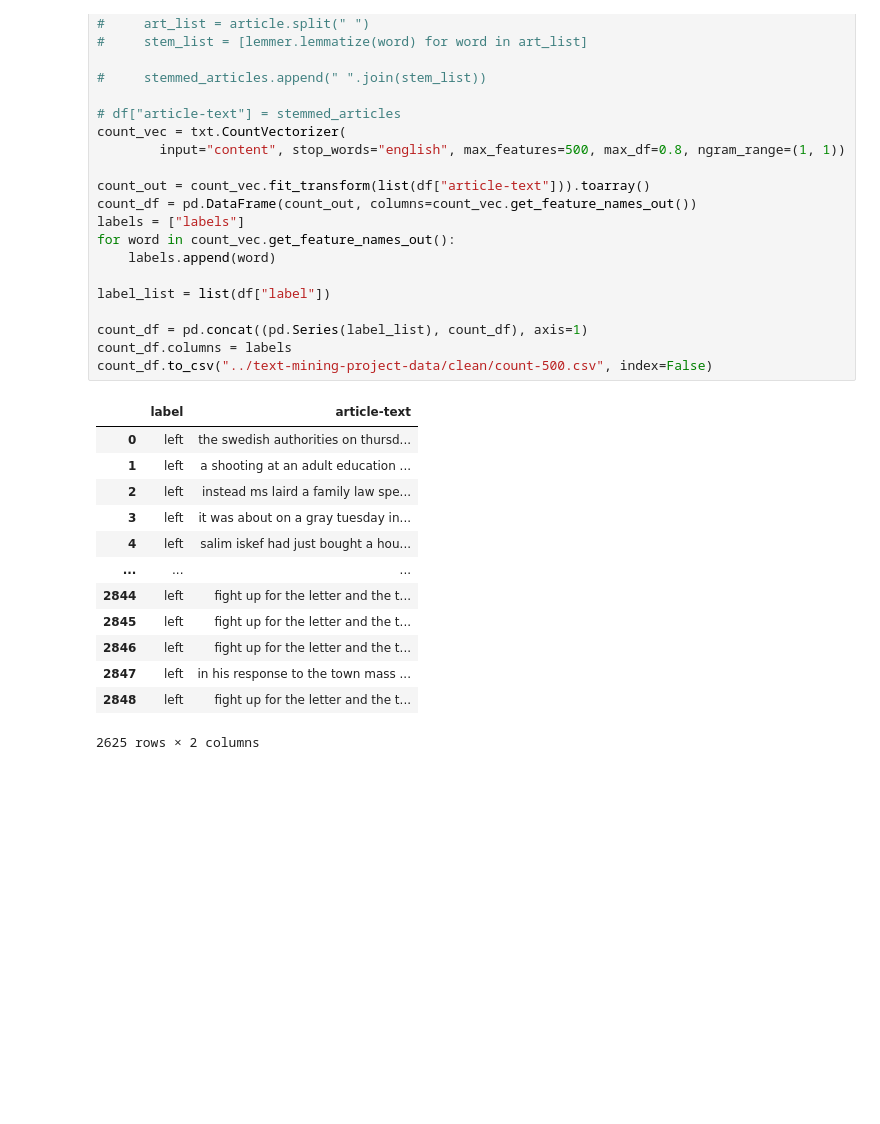
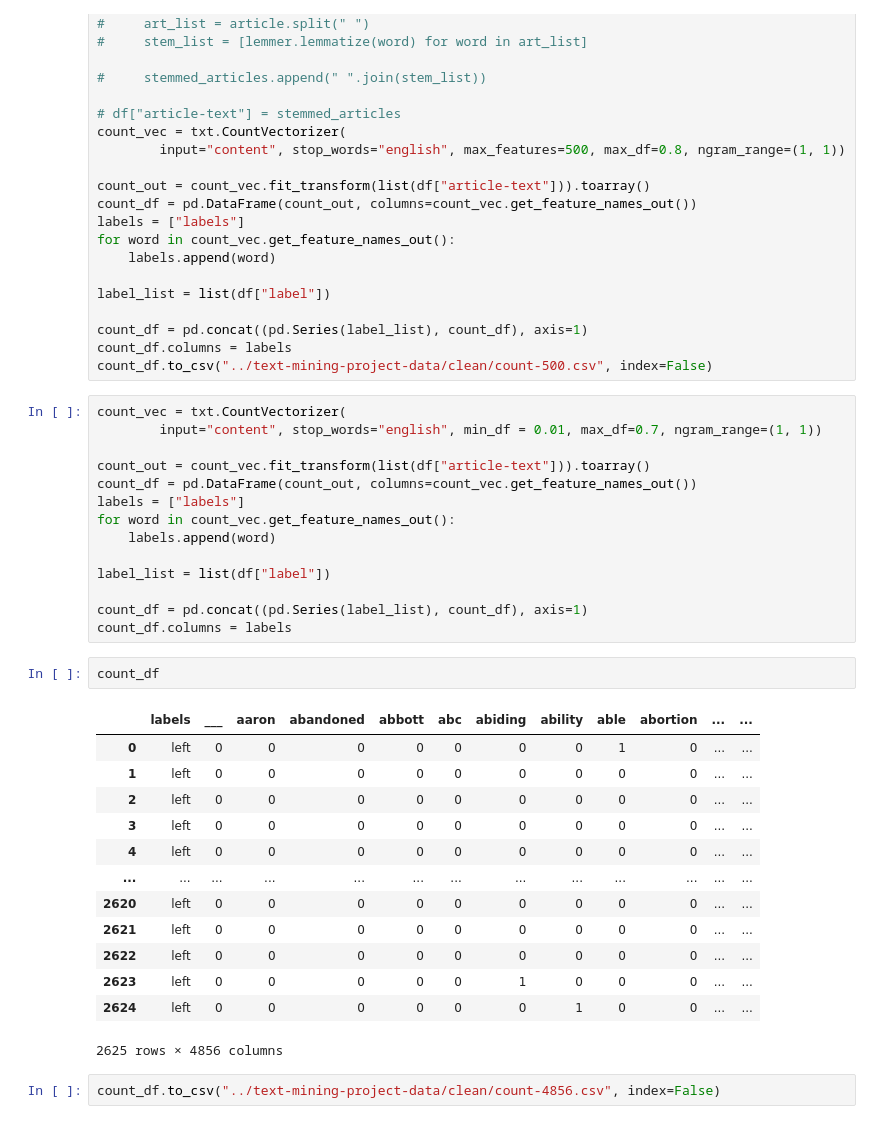
Before and after one commit to daniel-ethridge/text-mining-project, a Jupyter notebook: data-preprocessing/create_dataframes.ipynb, the cells around one changed output. Cells and saved outputs as stored; diff of their text form; blank space fills up the shorter version.

```diff
--- a/data-preprocessing/create_dataframes.ipynb
+++ b/data-preprocessing/create_dataframes.ipynb
@@ -234,17 +271,34 @@ count_df = pd.concat((pd.Series(label_list), count_df), axis=1)
 count_df.columns = labels
 count_df.to_csv("../text-mining-project-data/clean/count-500.csv", index=False)
 # %%
+count_vec = txt.CountVectorizer(
+        input="content", stop_words="english", min_df = 0.01, max_df=0.7, ngram_range=(1, 1))
+
+count_out = count_vec.fit_transform(list(df["article-text"])).toarray()
+count_df = pd.DataFrame(count_out, columns=count_vec.get_feature_names_out())
+labels = ["labels"]
+for word in count_vec.get_feature_names_out():
+    labels.append(word)
+
+label_list = list(df["label"])
+
+count_df = pd.concat((pd.Series(label_list), count_df), axis=1)
+count_df.columns = labels
-# %% [output]
-|  | label | article-text |
-| 0 | left | the swedish authorities on thursd... |
-| 1 | left | a shooting at an adult education ... |
-| 2 | left | instead ms laird a family law spe... |
-| 3 | left | it was about on a gray tuesday in... |
-| 4 | left | salim iskef had just bought a hou... |
-| ... | ... | ... |
-| 2844 | left | fight up for the letter and the t... |
-| 2845 | left | fight up for the letter and the t... |
-| 2846 | left | fight up for the letter and the t... |
-| 2847 | left | in his response to the town mass ... |
-| 2848 | left | fight up for the letter and the t... |
-2625 rows × 2 columns
+# %%
+count_df
+# %% [output]
+|  | labels | ___ | aaron | abandoned | abbott | abc | abiding | ability | able | abortion | ... | ... |
+| 0 | left | 0 | 0 | 0 | 0 | 0 | 0 | 0 | 1 | 0 | ... | ... |
+| 1 | left | 0 | 0 | 0 | 0 | 0 | 0 | 0 | 0 | 0 | ... | ... |
+| 2 | left | 0 | 0 | 0 | 0 | 0 | 0 | 0 | 0 | 0 | ... | ... |
+| 3 | left | 0 | 0 | 0 | 0 | 0 | 0 | 0 | 0 | 0 | ... | ... |
+| 4 | left | 0 | 0 | 0 | 0 | 0 | 0 | 0 | 0 | 0 | ... | ... |
+| ... | ... | ... | ... | ... | ... | ... | ... | ... | ... | ... | ... | ... |
+| 2620 | left | 0 | 0 | 0 | 0 | 0 | 0 | 0 | 0 | 0 | ... | ... |
+| 2621 | left | 0 | 0 | 0 | 0 | 0 | 0 | 0 | 0 | 0 | ... | ... |
+| 2622 | left | 0 | 0 | 0 | 0 | 0 | 0 | 0 | 0 | 0 | ... | ... |
+| 2623 | left | 0 | 0 | 0 | 0 | 0 | 1 | 0 | 0 | 0 | ... | ... |
+| 2624 | left | 0 | 0 | 0 | 0 | 0 | 0 | 1 | 0 | 0 | ... | ... |
+2625 rows × 4856 columns
+# %%
+count_df.to_csv("../text-mining-project-data/clean/count-4856.csv", index=False)
```
Also changed, not shown: parts of 12 cells of this notebook, 5 other files.
